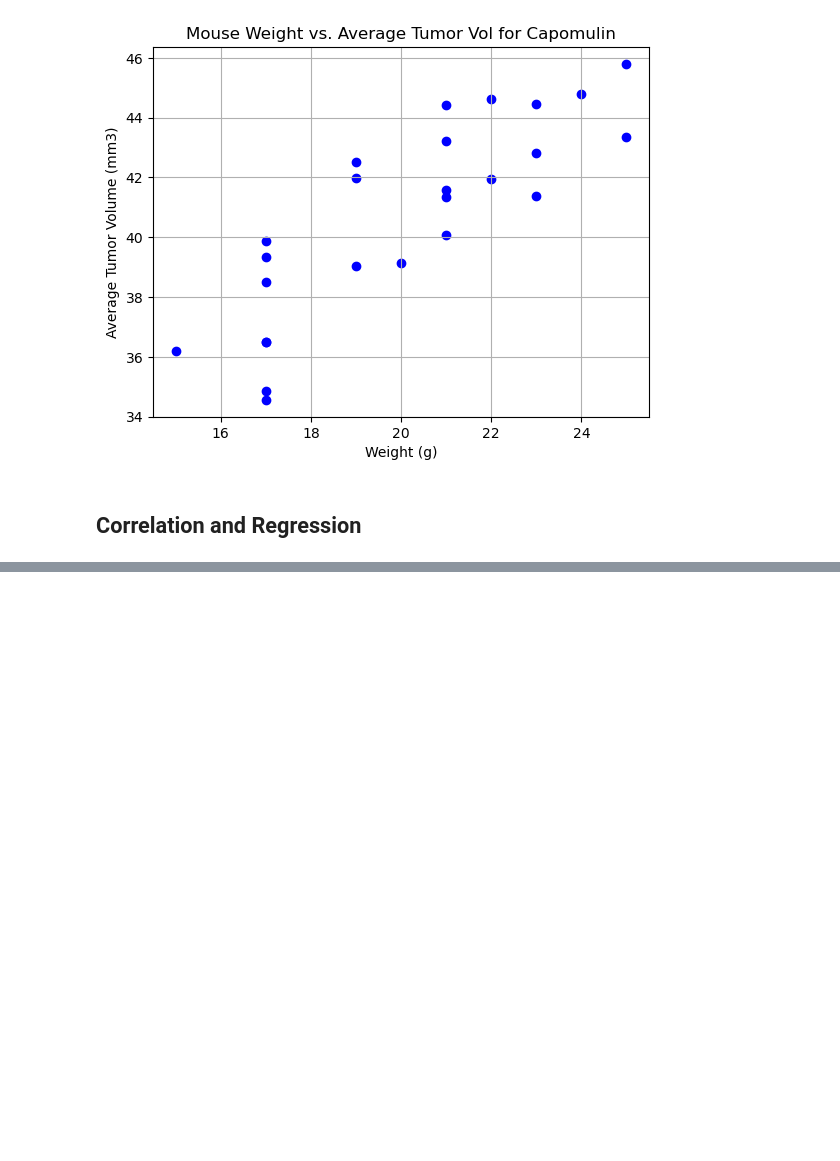
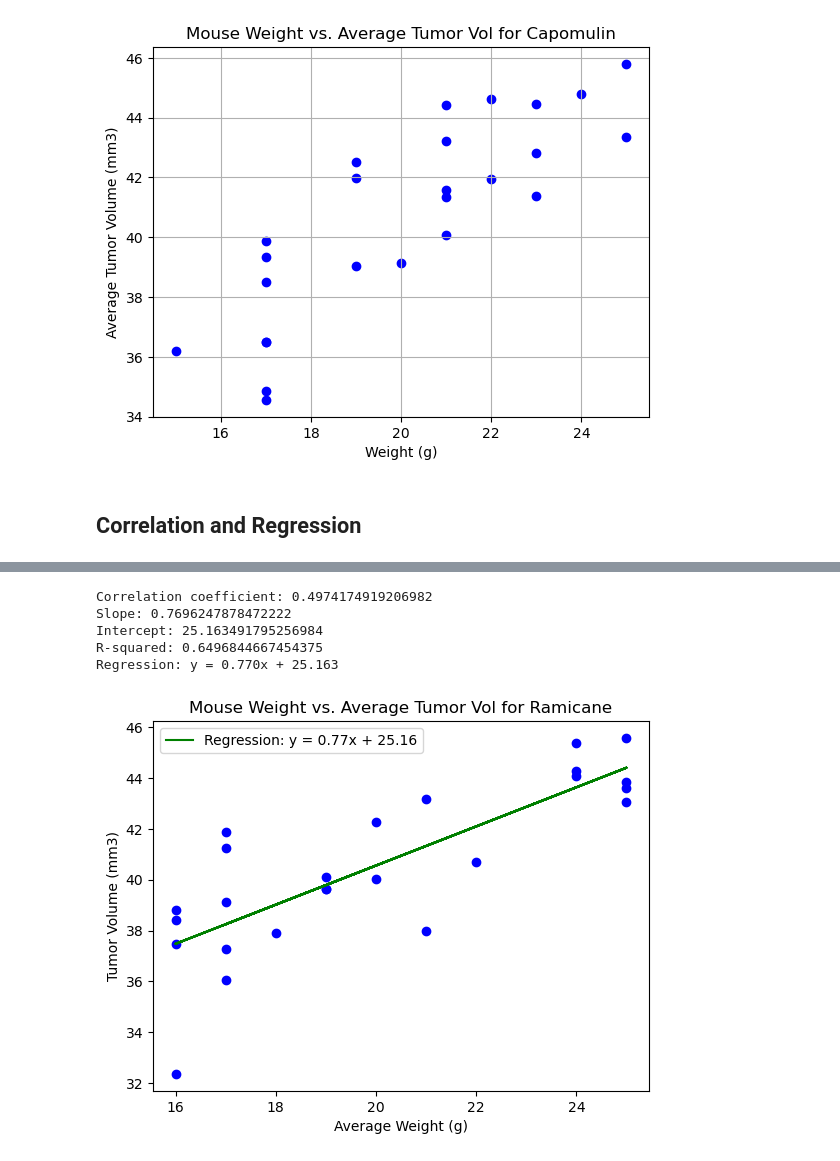
Before and after one commit to andrewplane/matplotlib_challenge, a Jupyter notebook: Pymaceuticals/main.ipynb, the cells around one changed output, grey strips where cells are left out. Saved outputs shown, nothing was run; the diff lists cells and outputs as text; code cells hidden in the pictures; blank space fills up the shorter version.

```diff
--- a/Pymaceuticals/main.ipynb
+++ b/Pymaceuticals/main.ipynb
@@ -442,0 +503,38 @@ Regression: y = 0.954x + 21.552
+# %%
+# Calculate the correlation coefficient and a linear regression model
+# for mouse weight and average observed tumor volume for the entire Ramicane regimen
+ramicane = clean_df[clean_df['Drug Regimen'] == 'Ramicane']
+
+# Calculate the average tumor volume for each mouse weight
+average_tumor_volume = ramicane.groupby('Mouse ID')[['Weight (g)', 'Tumor Volume (mm3)']].mean()
+
+correlation = ramicane['Weight (g)'].corr(ramicane['Tumor Volume (mm3)'])
+print(f'Correlation coefficient: {correlation}')
+
+
+slope, intercept, r_value, p_value, std_err = st.linregress(average_tumor_volume['Weight (g)'],
+                                                            average_tumor_volume['Tumor Volume (mm3)'])
+print(f"Slope: {slope}")
+print(f"Intercept: {intercept}")
+print(f"R-squared: {r_value**2}")
+print(f'Regression: y = {slope:.3f}x + {intercept:.3f}')
+
+regression_line = slope * average_tumor_volume['Weight (g)'] + intercept
+slope = round(slope, 2)
+intercept = round(intercept, 2)
+plt.scatter(average_tumor_volume['Weight (g)'], average_tumor_volume['Tumor Volume (mm3)'], color='blue')
+plt.plot(average_tumor_volume['Weight (g)'], regression_line,
+         color='green',
+         label='Regression: y = ' + str(slope) + 'x + ' + str(intercept))
+plt.title('Mouse Weight vs. Average Tumor Vol for Ramicane')
+plt.xlabel('Average Weight (g)')
+plt.ylabel('Tumor Volume (mm3)')
+plt.legend()
+plt.show()
+# %% [output]
+Correlation coefficient: 0.4974174919206982
+Slope: 0.7696247878472222
+Intercept: 25.163491795256984
+R-squared: 0.6496844667454375
+Regression: y = 0.770x + 25.163
+[figure, added]
```
Also changed, not shown: parts of 11 cells of this notebook, 1 other file.
